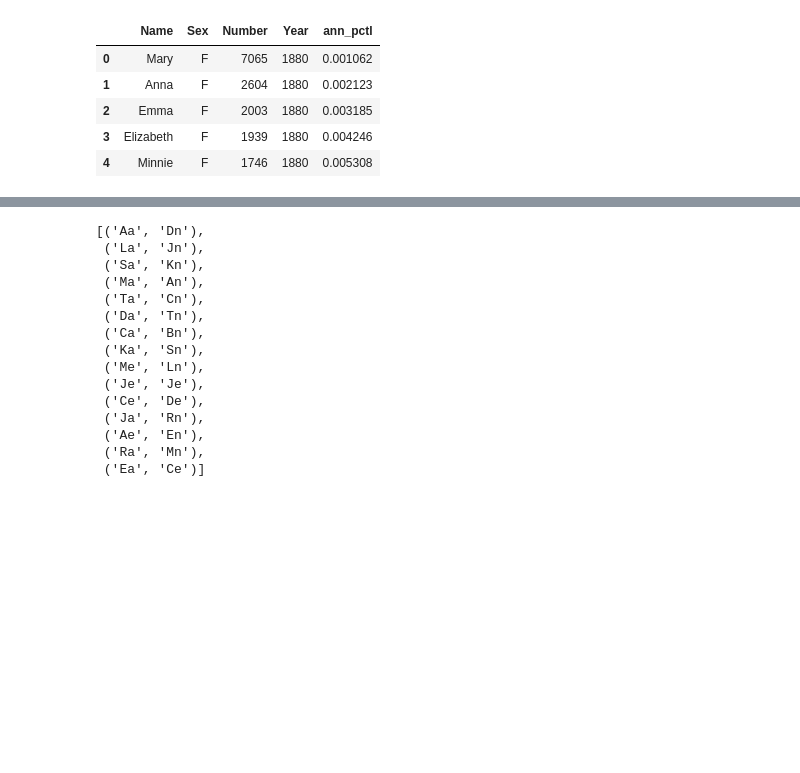
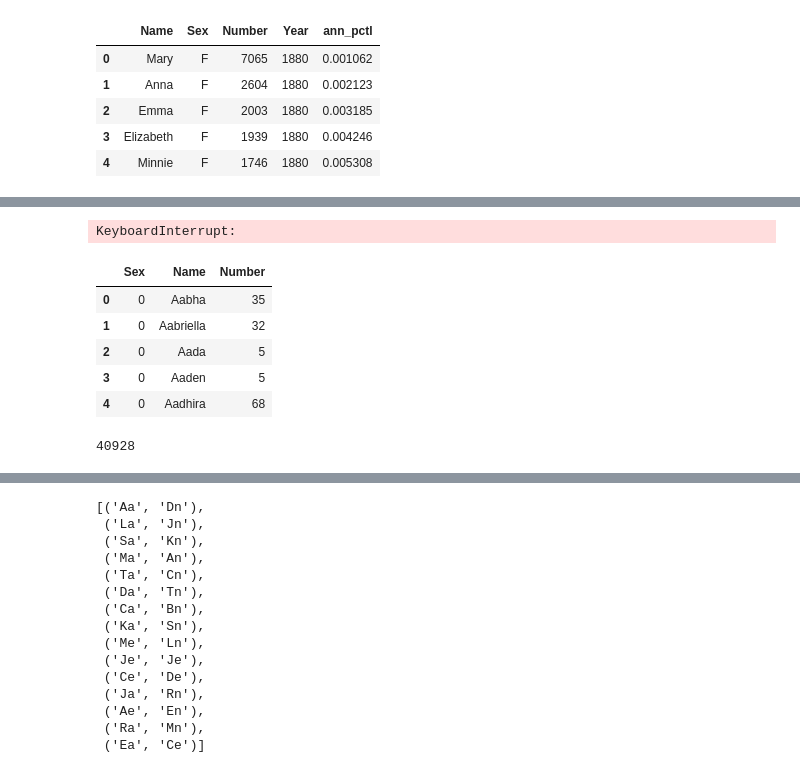
Before and after one commit to tjslezak/dignity-health-challenge, a Jupyter notebook: dh-challenge.ipynb, the cells around one changed output, grey strips where cells are left out. Saved outputs shown, nothing was run; the diff lists cells and outputs as text; code cells hidden in the pictures; blank space fills up the shorter version.

```diff
--- a/dh-challenge.ipynb
+++ b/dh-challenge.ipynb
@@ -296,0 +345,2 @@ m = df[df.Sex == 'M']
+# %%
+df['Sex'] = df.Sex.apply(lambda x: 'F' if x==0 else 'M')
@@ -296,0 +377,2 @@ m = df[df.Sex == 'M']
+# %%
+df.drop(columns = ['Year', 'ann_pctl'], inplace=True)
@@ -296,0 +394,2 @@ m = df[df.Sex == 'M']
+# %%
+df['Sex'] = df.Sex.apply(lambda x: 0 if x=='F' else 1)
@@ -296,0 +402,24 @@ m = df[df.Sex == 'M']
+# %%
+df.drop(columns=['Year'], inplace=True)
+# %%
+%%time
+dd = {name: counts_(df, name) for name in df.Name.unique()}
+# %% [output]
+KeyboardInterrupt:
+# %%
+groups = df.groupby(['Sex', 'Name'], as_index=False).sum()
+groups.head()
+# %% [output]
+|  | Sex | Name | Number |
+| 0 | 0 | Aabha | 35 |
+| 1 | 0 | Aabriella | 32 |
+| 2 | 0 | Aada | 5 |
+| 3 | 0 | Aaden | 5 |
+| 4 | 0 | Aadhira | 68 |
+# %%
+male = groups[groups.Sex==1].drop(columns=['Sex'])
+male.set_index('Name', inplace=True)
+#fem = groups[groups.Sex==0].drop(columns=['Sex'])
+len(male)
+# %% [output]
+40928
```
Also changed, not shown: parts of 54 cells of this notebook.
